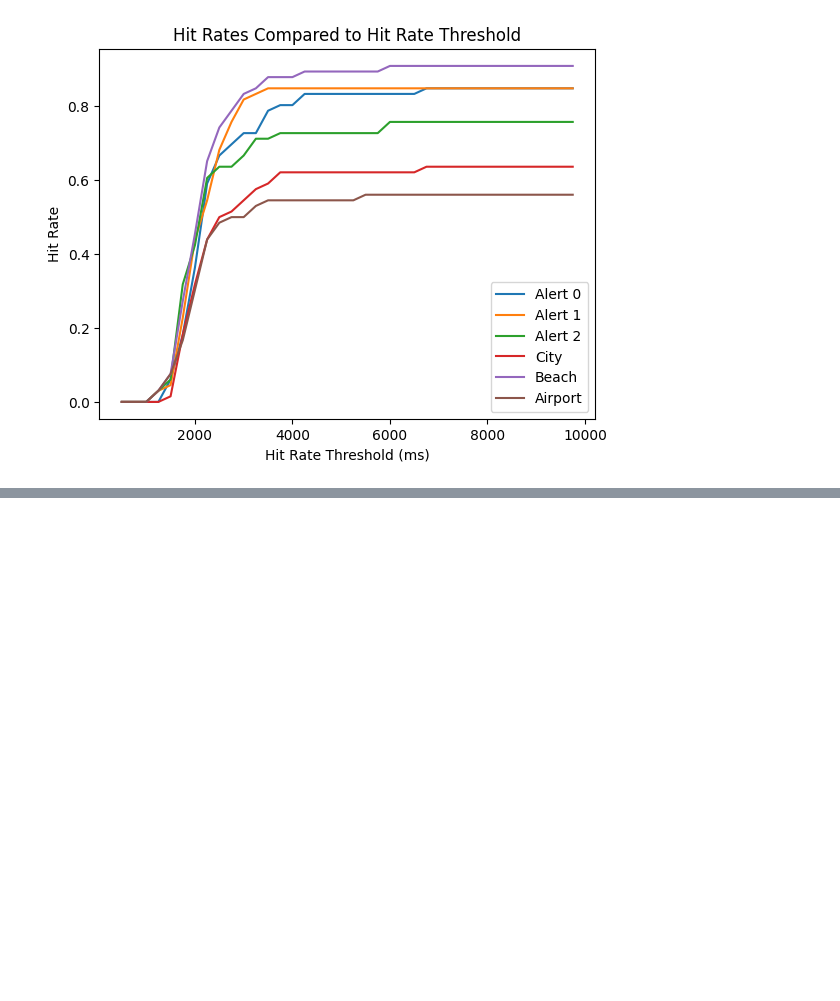
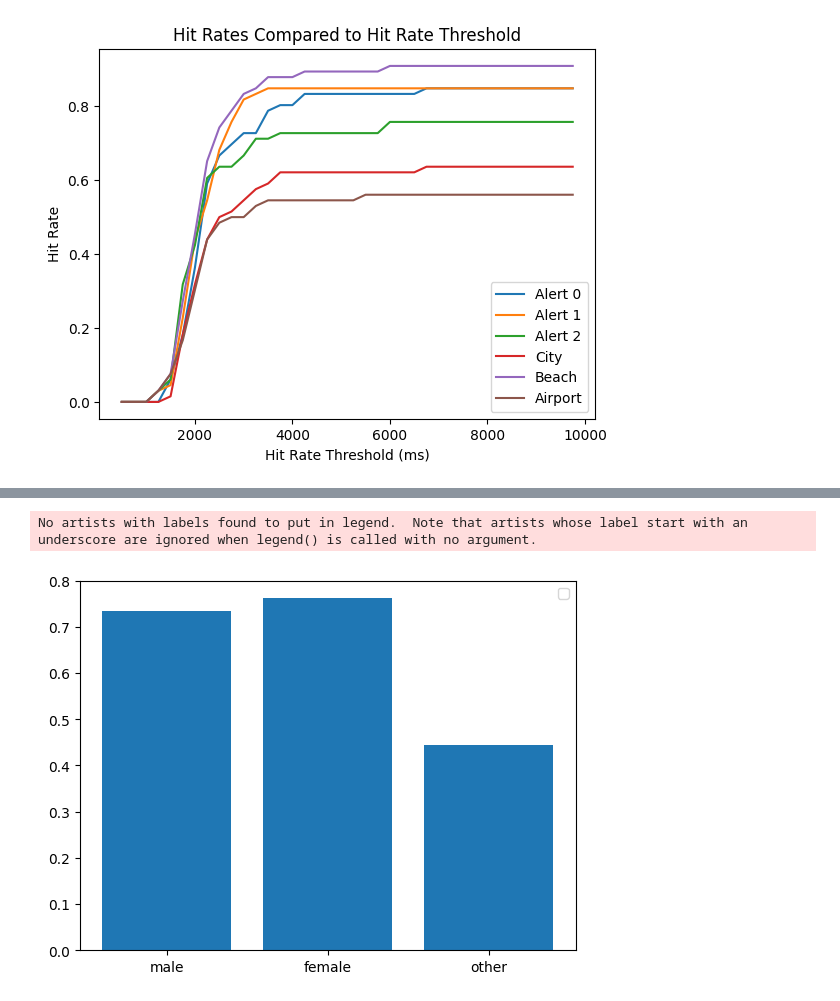
Before and after one commit to csu-hci-projects/SP23-Context-Awareness-Sound-Alerts, a Jupyter notebook: tools/data-visualization.ipynb, the cells around one changed output, grey strips where cells are left out. Saved outputs shown, nothing was run; the diff lists cells and outputs as text; code cells hidden in the pictures; blank space fills up the shorter version.

Commit message:
gender analysis

```diff
--- a/tools/data-visualization.ipynb
+++ b/tools/data-visualization.ipynb
@@ -31,7 +31,17 @@ def plot_subject_phase(final_data, all_clicks, subject_id: str, selected_phase:
 
 
 # plot_subject_phase(final_data, clicks, 'C-2857', 'beach')
-
+hit_miss_columns = [
+        'beach-alert0-hit',
+        'beach-alert1-hit',
+        'beach-alert2-hit',
+        'airport-alert0-hit',
+        'airport-alert1-hit',
+        'airport-alert2-hit',
+        'city-alert0-hit',
+        'city-alert1-hit',
+        'city-alert1-hit',
+    ]
 phases = ['city', 'beach', 'airport']
 
 def add_hit_miss_columns(data):
@@ -149,0 +193,21 @@ plt.show()
+# %%
+genders = ['male', 'female', 'other']
+averages = []
+
+for gender in genders:
+    single_gender = final_data.loc[final_data['gender'] == gender]
+    average = 0
+    for hit in hit_miss_columns:
+        average = average + single_gender[hit].mean()
+
+    averages.append(average / len(hit_miss_columns))
+
+fig, ax = plt.subplots()
+ax.bar(genders, averages)
+plt.title("Average Hit Rates of Different Genders")
+plt.ylabel("Hit Rate")
+
+plt.show()
+# %% [output]
+No artists with labels found to put in legend.  Note that artists whose label start with an underscore are ignored when legend() is called with no argument.
+[figure, added]
```
Also changed, not shown: parts of 2 cells of this notebook.
